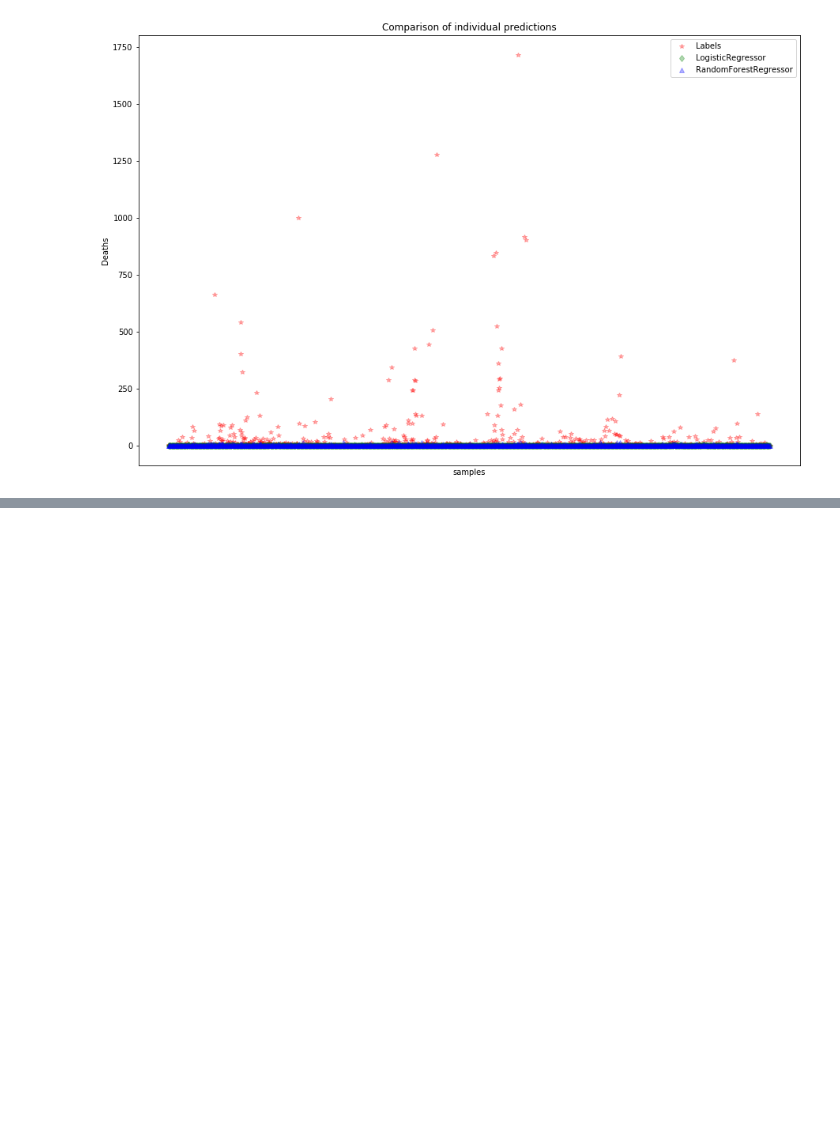
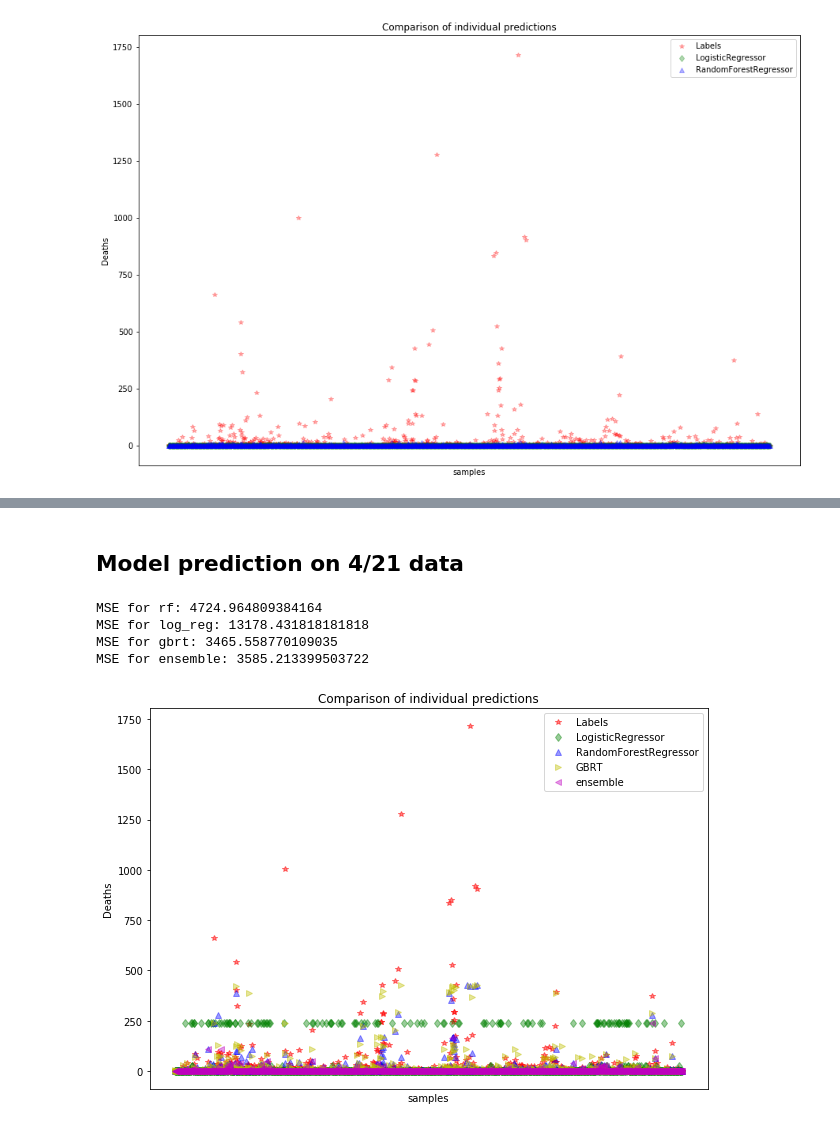
Before and after one commit to tiffttu/BINF_final, a Jupyter notebook: Regression Model (deaths) _final.ipynb, the cells around one changed output, grey strips where cells are left out. Drawn from its saved outputs; the diff is of its cells as text; code cells hidden in the pictures; blank space fills up the shorter version.

```diff
--- a/Regression Model (deaths) _final.ipynb
+++ b/Regression Model (deaths) _final.ipynb
@@ -327,0 +451,12 @@ plt.show()
+# %%
+from sklearn.ensemble import VotingClassifier
+#create a dictionary of our models
+estimators=[ ('rf', rf_best), ('log_reg', log_reg)]
+#create our voting classifier, inputting our models
+ensemble = VotingClassifier(estimators, voting='hard')
+#fit model to training data
+ensemble.fit(X_train, y_train)
+#test our model on the test data
+ensemble.score(X_test, y_test)
+print('Ensemble score: {}'.format(ensemble.score(X_test, y_test)))
+print('MSE for ensemble: {}'.format(mean_squared_error(y_test, ensemble.predict(X_test))))
@@ -327,0 +473,2 @@ plt.show()
+# %% [markdown]
+## Model prediction on 4/21 data
@@ -327,0 +509,26 @@ plt.show()
+# %%
+print('MSE for rf: {}'.format(mean_squared_error(Y_d, rf_best.predict(X_april))))
+print('MSE for log_reg: {}'.format(mean_squared_error(Y_d, log_reg.predict(X_april))))
+print('MSE for gbrt: {}'.format(mean_squared_error(Y_d, gbrt.predict(X_april))))
+print('MSE for ensemble: {}'.format(mean_squared_error(y_test, ensemble.predict(X_test))))
+# %% [output]
+MSE for rf: 4724.964809384164
+MSE for log_reg: 13178.431818181818
+MSE for gbrt: 3465.558770109035
+MSE for ensemble: 3585.213399503722
+# %%
+plt.figure(figsize=(10,7))
+plt.plot(np.arange(Y_d.shape[0]), Y_d, 'r*', label='Labels', alpha = 0.5)
+plt.plot(np.arange(Y_d.shape[0]), log_reg.predict(X_april), 'gd', label='LogisticRegressor', alpha=0.4)
+plt.plot(np.arange(Y_d.shape[0]), rf_best.predict(X_april), 'b^', label='RandomForestRegressor', alpha=0.4)
+plt.plot(np.arange(Y_d.shape[0]), gbrt.predict(X_april), 'y>', label='GBRT', alpha=0.4)
+plt.plot(np.arange(Y_d.shape[0]), ensemble.predict(X_april), 'm<', label='ensemble', alpha=0.4)
+plt.tick_params(axis='x', which='both', bottom=False, top=False,
+                labelbottom=False)
+plt.ylabel('Deaths')
+plt.xlabel('samples')
+plt.legend(loc="best")
+plt.title('Comparison of individual predictions')
+plt.show()
+# %% [output]
+[figure, added]
```
Also changed, not shown: parts of 10 cells of this notebook.
